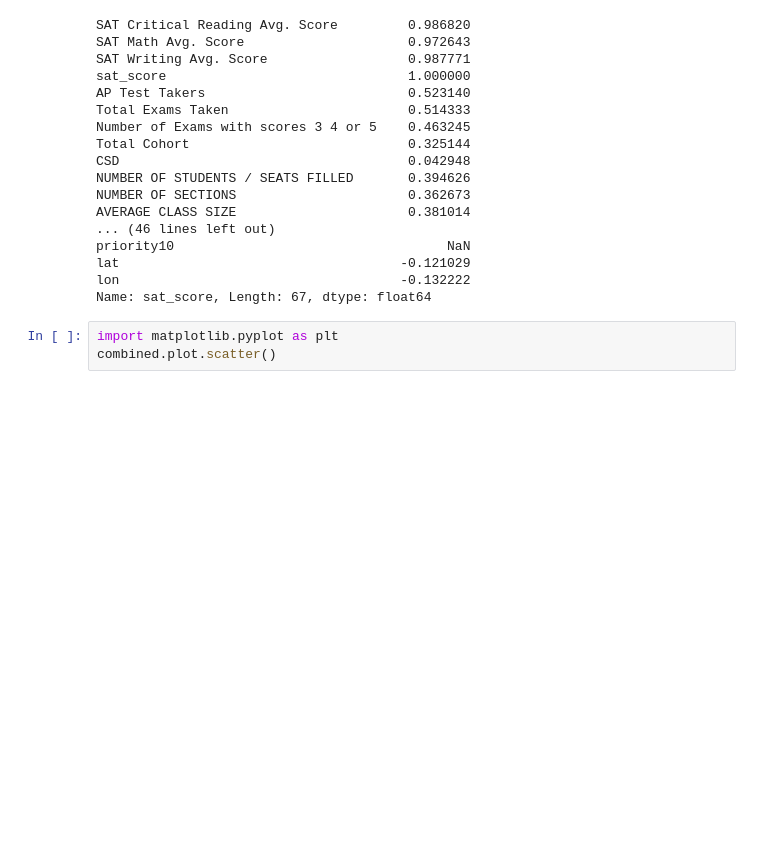
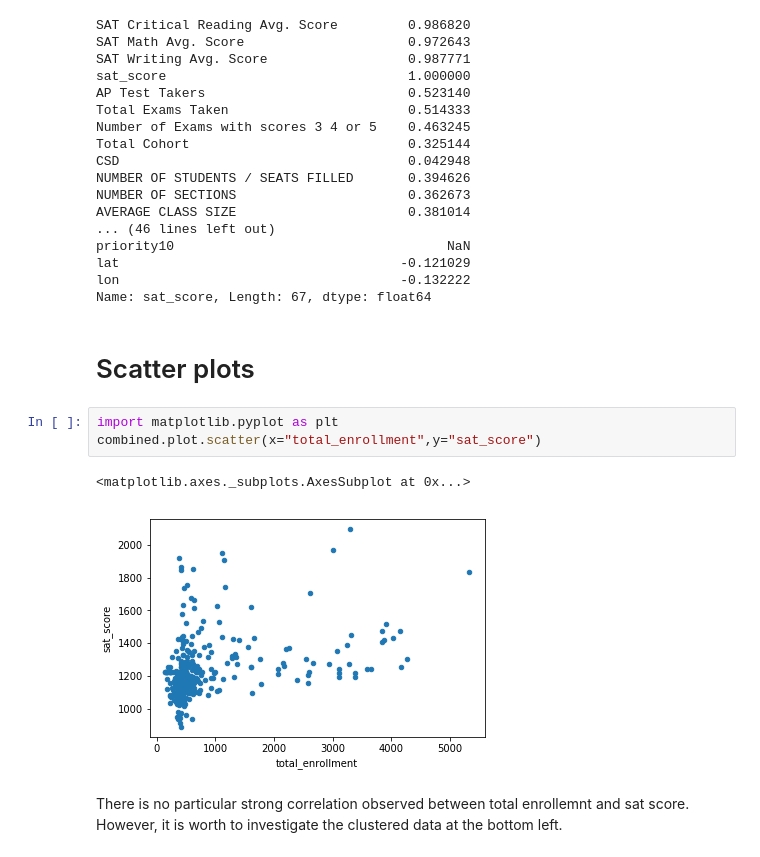
Before and after one commit to kalingwu/Dataquest-Projects, a Jupyter notebook: NYC_high_school_data_DataCleaning/basics.ipynb, the cells around one changed output. Saved outputs shown, nothing was run; the diff lists cells and outputs as text; blank space fills up the shorter version.

```diff
--- a/NYC_high_school_data_DataCleaning/basics.ipynb
+++ b/NYC_high_school_data_DataCleaning/basics.ipynb
@@ -354,6 +354,13 @@ priority10                                   NaN
 lat                                    -0.121029
 lon                                    -0.132222
 Name: sat_score, Length: 67, dtype: float64
+# %% [markdown]
+# Scatter plots
 # %%
 import matplotlib.pyplot as plt
-combined.plot.scatter()
+combined.plot.scatter(x="total_enrollment",y="sat_score")
+# %% [output]
+<matplotlib.axes._subplots.AxesSubplot at 0x...>
+[figure, added]
+# %% [markdown]
+There is no particular strong correlation observed between total enrollemnt and sat score. However, it is worth to investigate the clustered data at the bottom left.
```
Also changed, not shown: parts of 13 cells of this notebook.
